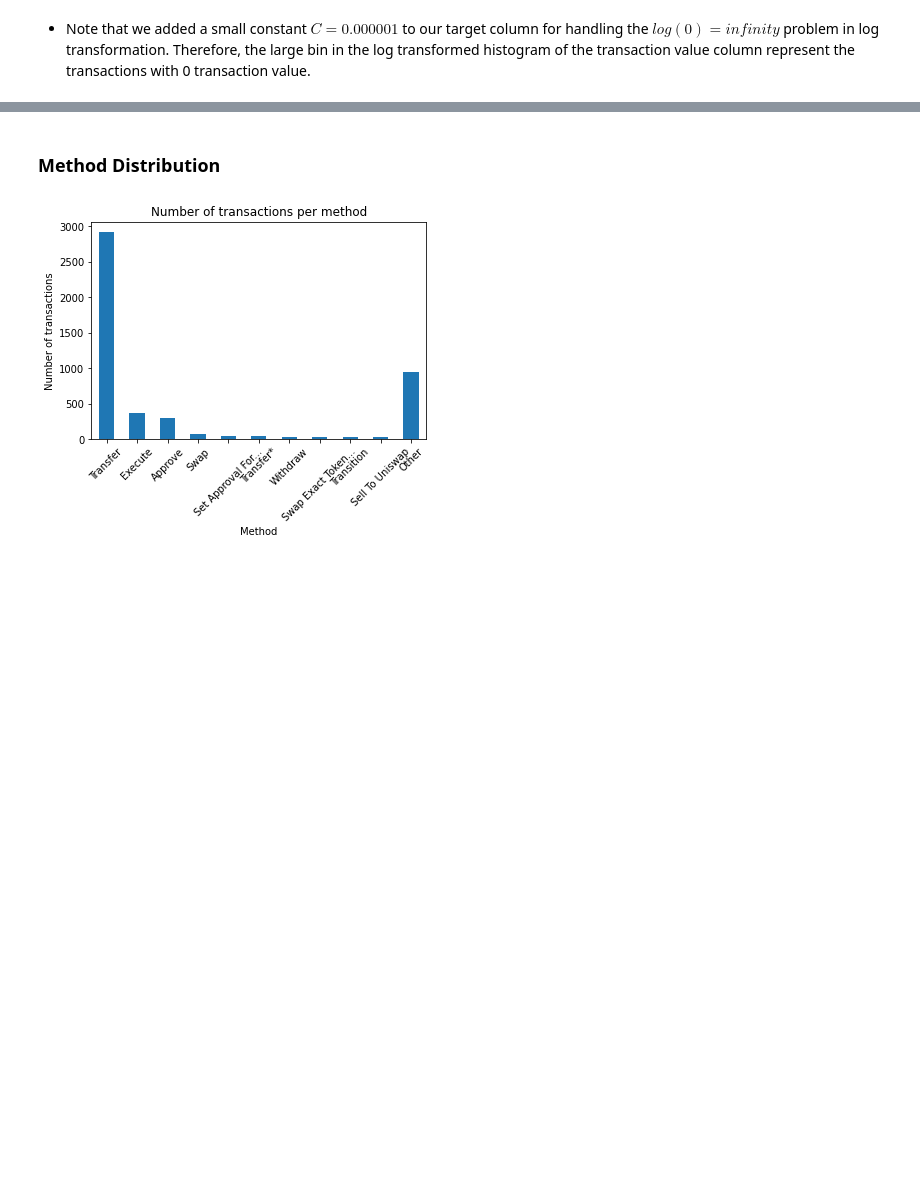
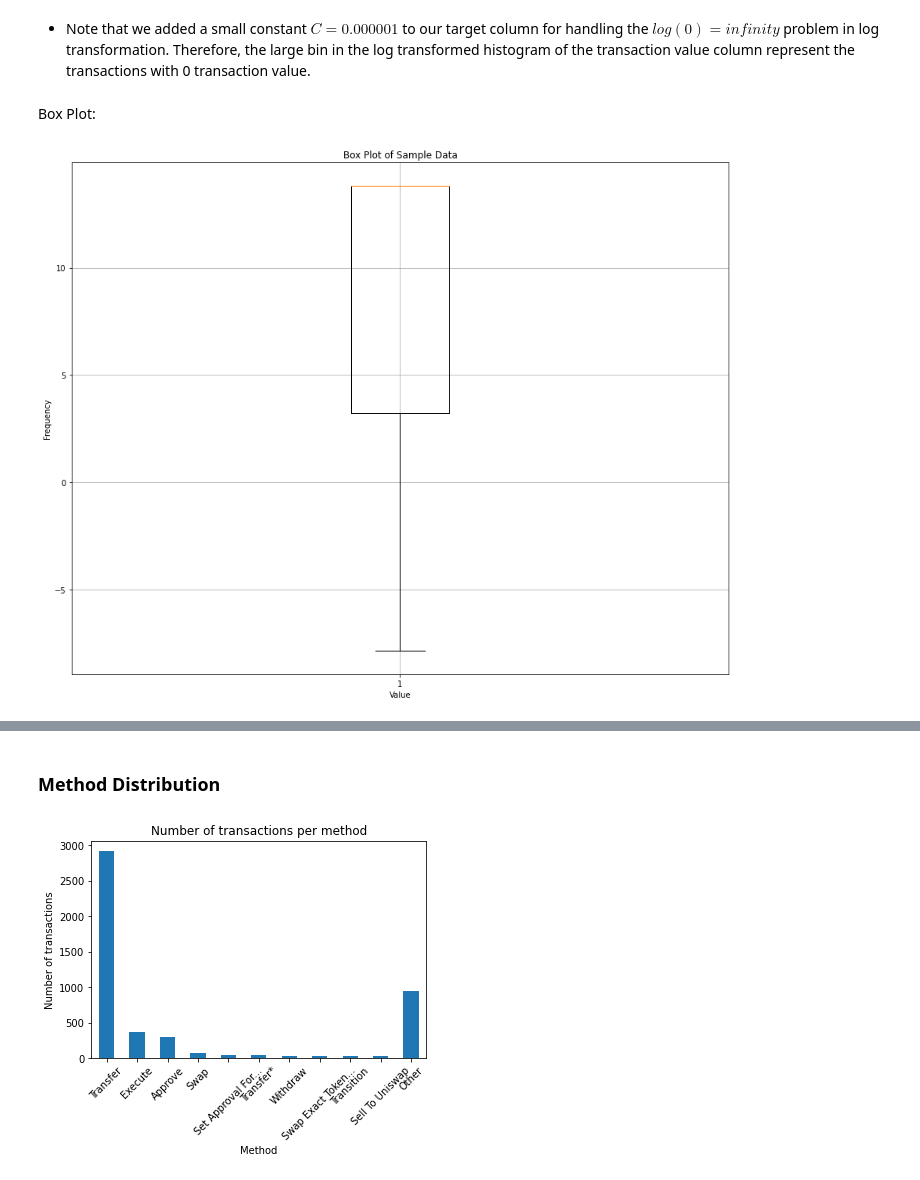
Before and after one commit to Hadi-loo/Introduction-to-Data-Science-Course, a Jupyter notebook: CA0. Web Scrapping/web scrapping.ipynb, the cells around one changed output, grey strips where cells are left out. Drawn from its saved outputs; the diff is of its cells as text; code cells hidden in the pictures; blank space fills up the shorter version.

```diff
--- a/CA0. Web Scrapping/web scrapping.ipynb
+++ b/CA0. Web Scrapping/web scrapping.ipynb
@@ -499,2 +549,8 @@ plot_histogram(logged_txnVal)
 # %% [markdown]
 * Note that we added a small constant $C = 0.000001$ to our target column for handling the $log(0) = infinity$ problem in log transformation. Therefore, the large bin in the log transformed histogram of the transaction value column represent the transactions with 0 transaction value.
+# %% [markdown]
+Box Plot:
+# %%
+plot_boxPlot(logged_txnVal)
+# %% [output]
+[figure, added]
```
Also changed, not shown: parts of 15 cells of this notebook.
